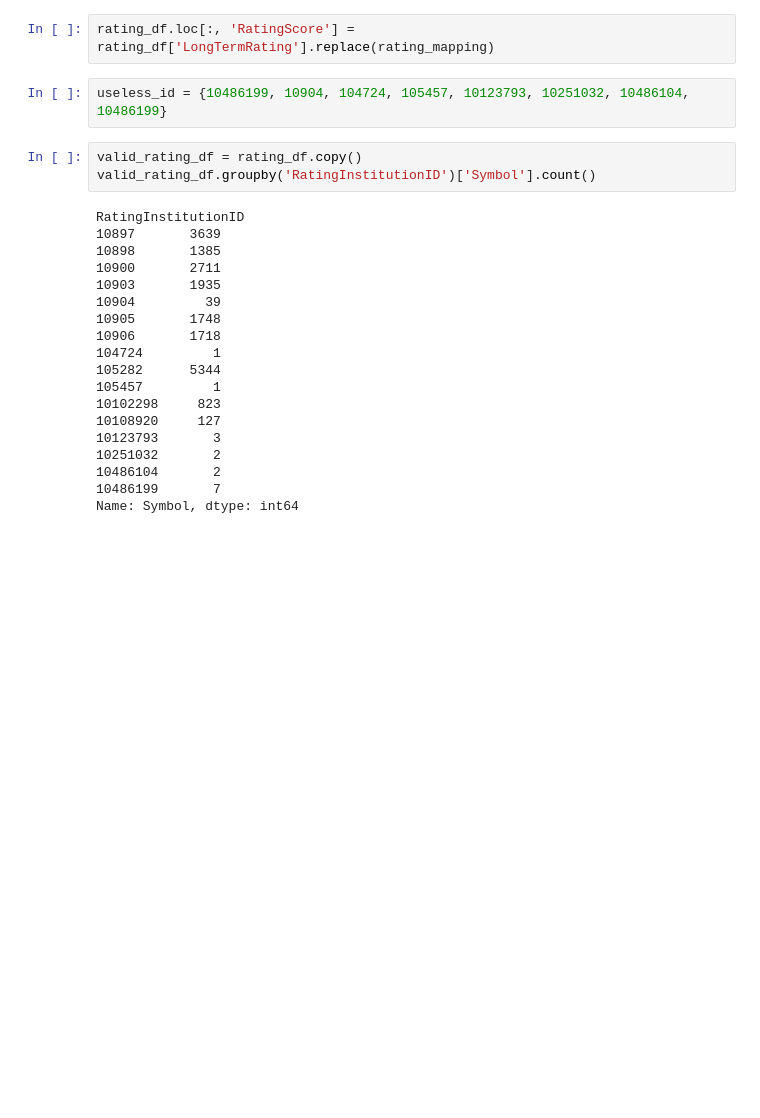
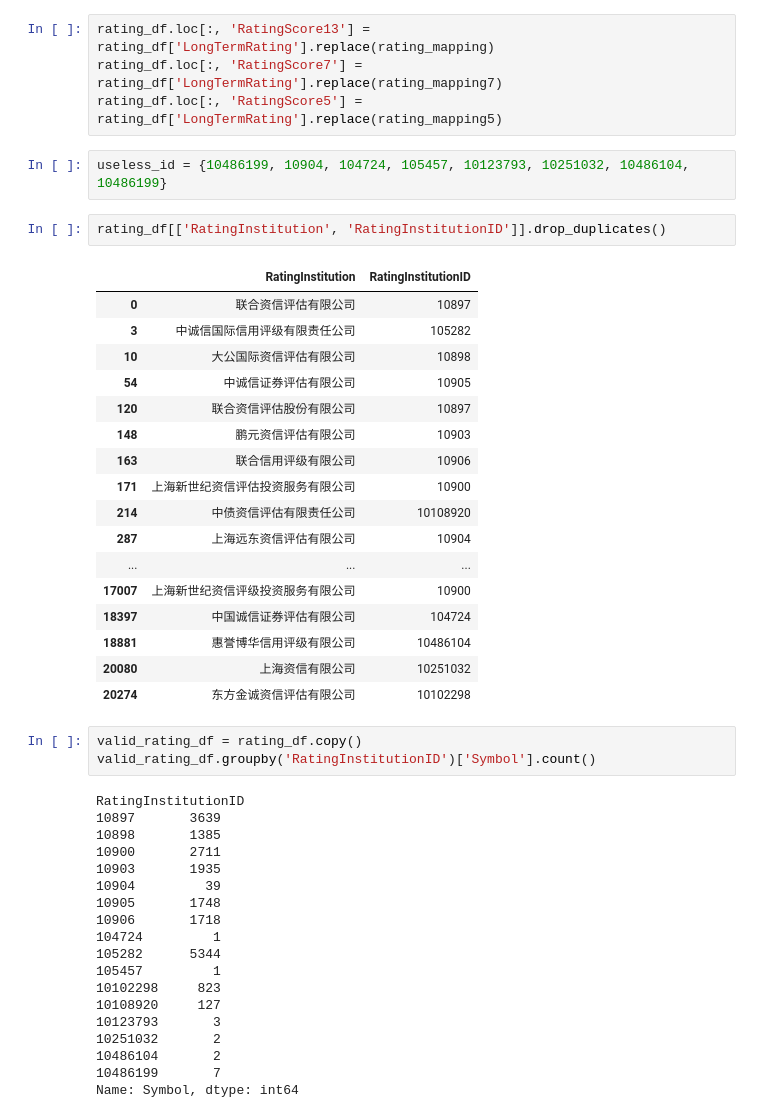
Before and after one commit to wangyouan/CapitalControl, a Jupyter notebook: Notebook/AppendFinanceCost.ipynb, the cells around one changed output. Cells and saved outputs as stored; diff of their text form; blank space fills up the shorter version.

```diff
--- a/Notebook/AppendFinanceCost.ipynb
+++ b/Notebook/AppendFinanceCost.ipynb
@@ -479,7 +531,29 @@ rating_mapping = {
 # %%
-rating_df.loc[:, 'RatingScore'] = rating_df['LongTermRating'].replace(rating_mapping)
+rating_df.loc[:, 'RatingScore13'] = rating_df['LongTermRating'].replace(rating_mapping)
+rating_df.loc[:, 'RatingScore7'] = rating_df['LongTermRating'].replace(rating_mapping7)
+rating_df.loc[:, 'RatingScore5'] = rating_df['LongTermRating'].replace(rating_mapping5)
 # %%
 useless_id = {10486199, 10904, 104724, 105457, 10123793, 10251032, 10486104, 10486199}
+# %%
+rating_df[['RatingInstitution', 'RatingInstitutionID']].drop_duplicates()
+# %% [output]
+|  | RatingInstitution | RatingInstitutionID |
+| 0 | 联合资信评估有限公司 | 10897 |
+| 3 | 中诚信国际信用评级有限责任公司 | 105282 |
+| 10 | 大公国际资信评估有限公司 | 10898 |
+| 54 | 中诚信证券评估有限公司 | 10905 |
+| 120 | 联合资信评估股份有限公司 | 10897 |
+| 148 | 鹏元资信评估有限公司 | 10903 |
+| 163 | 联合信用评级有限公司 | 10906 |
+| 171 | 上海新世纪资信评估投资服务有限公司 | 10900 |
+| 214 | 中债资信评估有限责任公司 | 10108920 |
+| 287 | 上海远东资信评估有限公司 | 10904 |
+| ... | ... | ... |
+| 17007 | 上海新世纪资信评级投资服务有限公司 | 10900 |
+| 18397 | 中国诚信证券评估有限公司 | 104724 |
+| 18881 | 惠誉博华信用评级有限公司 | 10486104 |
+| 20080 | 上海资信有限公司 | 10251032 |
+| 20274 | 东方金诚资信评估有限公司 | 10102298 |
 # %%
 valid_rating_df = rating_df.copy()
 valid_rating_df.groupby('RatingInstitutionID')['Symbol'].count()
```
Also changed, not shown: parts of 15 cells of this notebook.
